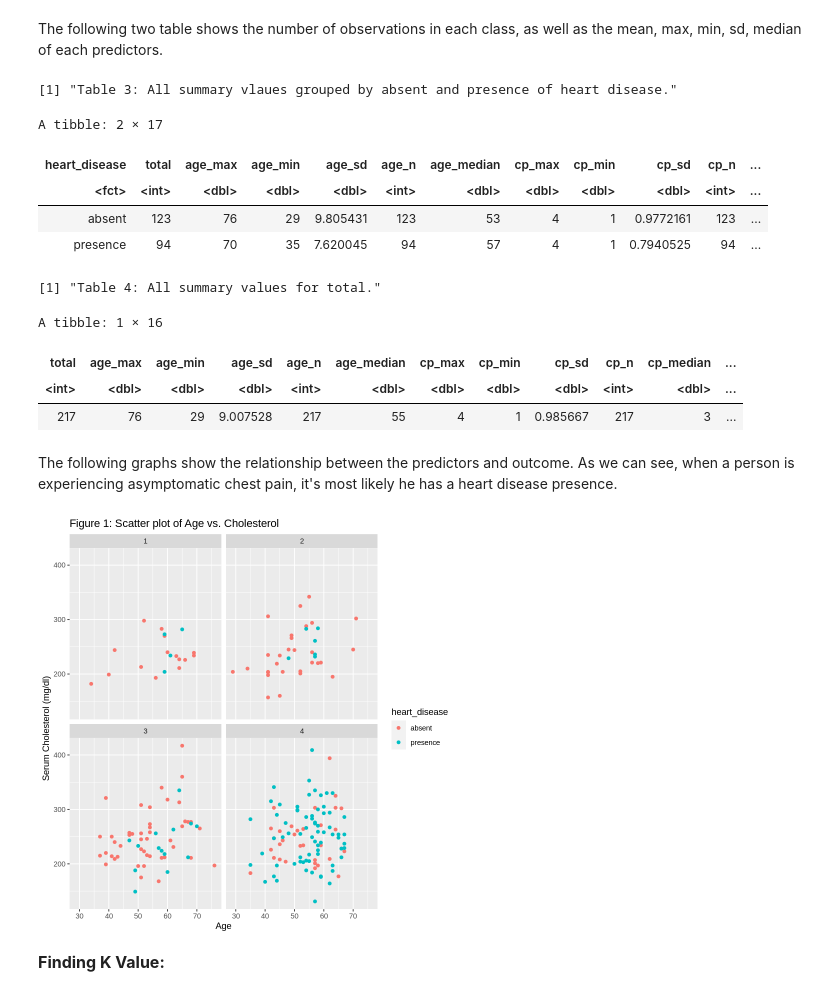
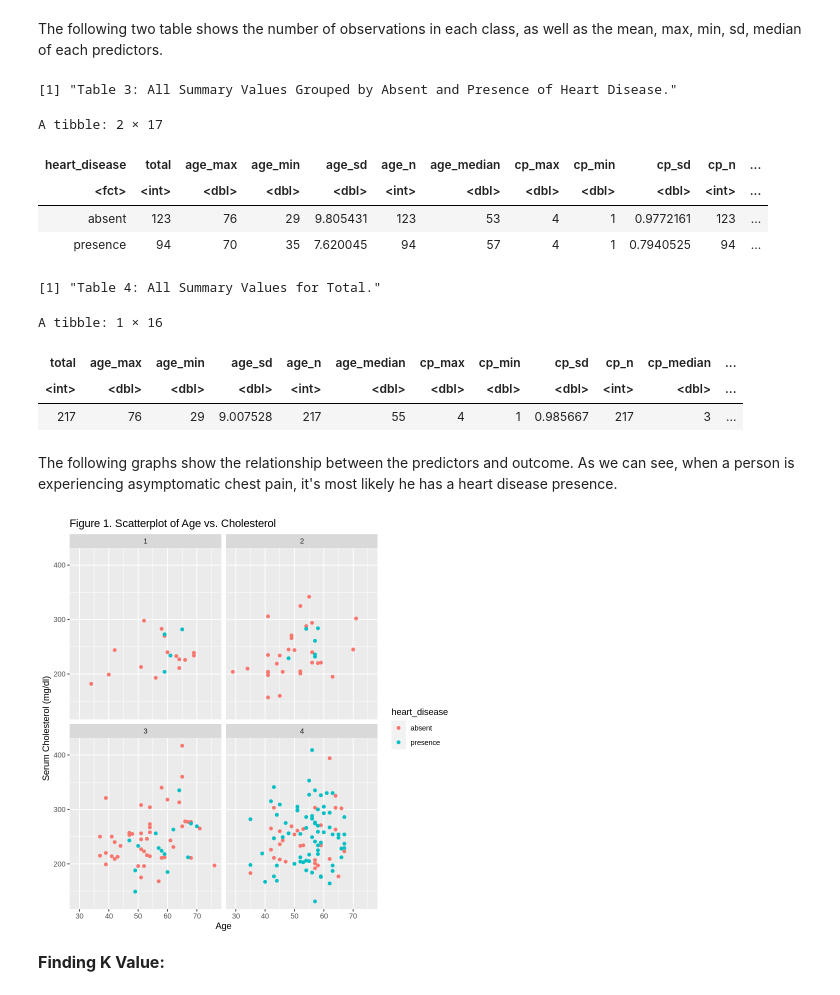
Before and after one commit to MilkyTeaxx/Final_project, a Jupyter notebook: Final_proj.ipynb, the cells around one changed output. Saved outputs shown, nothing was run; the diff lists cells and outputs as text; code cells hidden in the pictures.

```diff
--- a/Final_proj.ipynb
+++ b/Final_proj.ipynb
@@ -133,7 +133,7 @@ summary_table_individual <- heart_train |>
     chol_n = sum(!is.na(chol)),
     chol_median = median(chol, na.rm = TRUE))
 
-print("Table 3: All summary vlaues grouped by absent and presence of heart disease.")
+print("Table 3: All Summary Values Grouped by Absent and Presence of Heart Disease.")
 summary_table_individual
 
 summary_table_total <- heart_train |>
@@ -156,16 +156,16 @@ summary_table_total <- heart_train |>
     chol_n = sum(!is.na(chol)),
     chol_median = median(chol, na.rm = TRUE))
 
-print("Table 4: All summary values for total.")
+print("Table 4: All Summary Values for Total.")
 summary_table_total
 # %% [output]
-[1] "Table 3: All summary vlaues grouped by absent and presence of heart disease."
+[1] "Table 3: All Summary Values Grouped by Absent and Presence of Heart Disease."
 A tibble: 2 × 17
 | heart_disease | total | age_max | age_min | age_sd | age_n | age_median | cp_max | cp_min | cp_sd | cp_n | ... |
 | <fct> | <int> | <dbl> | <dbl> | <dbl> | <int> | <dbl> | <dbl> | <dbl> | <dbl> | <int> | ... |
 | absent | 123 | 76 | 29 | 9.805431 | 123 | 53 | 4 | 1 | 0.9772161 | 123 | ... |
 | presence | 94 | 70 | 35 | 7.620045 | 94 | 57 | 4 | 1 | 0.7940525 | 94 | ... |
-[1] "Table 4: All summary values for total."
+[1] "Table 4: All Summary Values for Total."
 A tibble: 1 × 16
 | total | age_max | age_min | age_sd | age_n | age_median | cp_max | cp_min | cp_sd | cp_n | cp_median | ... |
 | <int> | <dbl> | <dbl> | <dbl> | <int> | <dbl> | <dbl> | <dbl> | <dbl> | <int> | <dbl> | ... |
@@ -175,14 +175,14 @@ The following graphs show the relationship between the predictors and outcome. A
 # %%
 scatter_plot_faceted <- ggplot(heart_train, aes(x = age, y = chol, color = heart_disease)) +
   geom_point() +
-  labs(title = "Figure 1: Scatter plot of Age vs. Cholesterol",
+  labs(title = "Figure 1. Scatterplot of Age vs. Cholesterol",
        x = "Age",
        y = "Serum Cholesterol (mg/dl)") +
   facet_wrap(~ cp)
 
 scatter_plot_faceted
 # %% [output]
-[figure, old version]
+[figure, new version]
 # %% [markdown]
 <font size="3">**Finding K Value:**</font>
 # %% [markdown]
```
Also changed, not shown: parts of 10 cells of this notebook.
